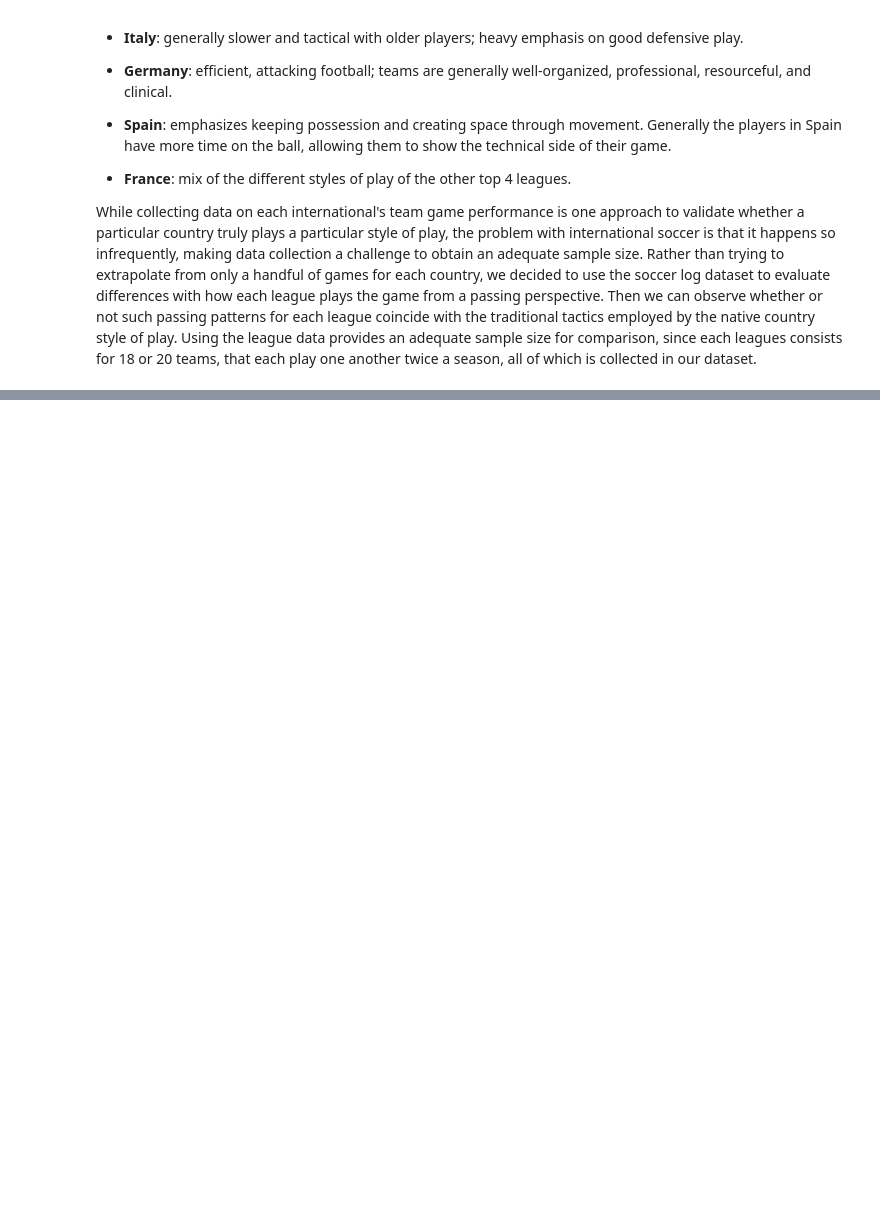
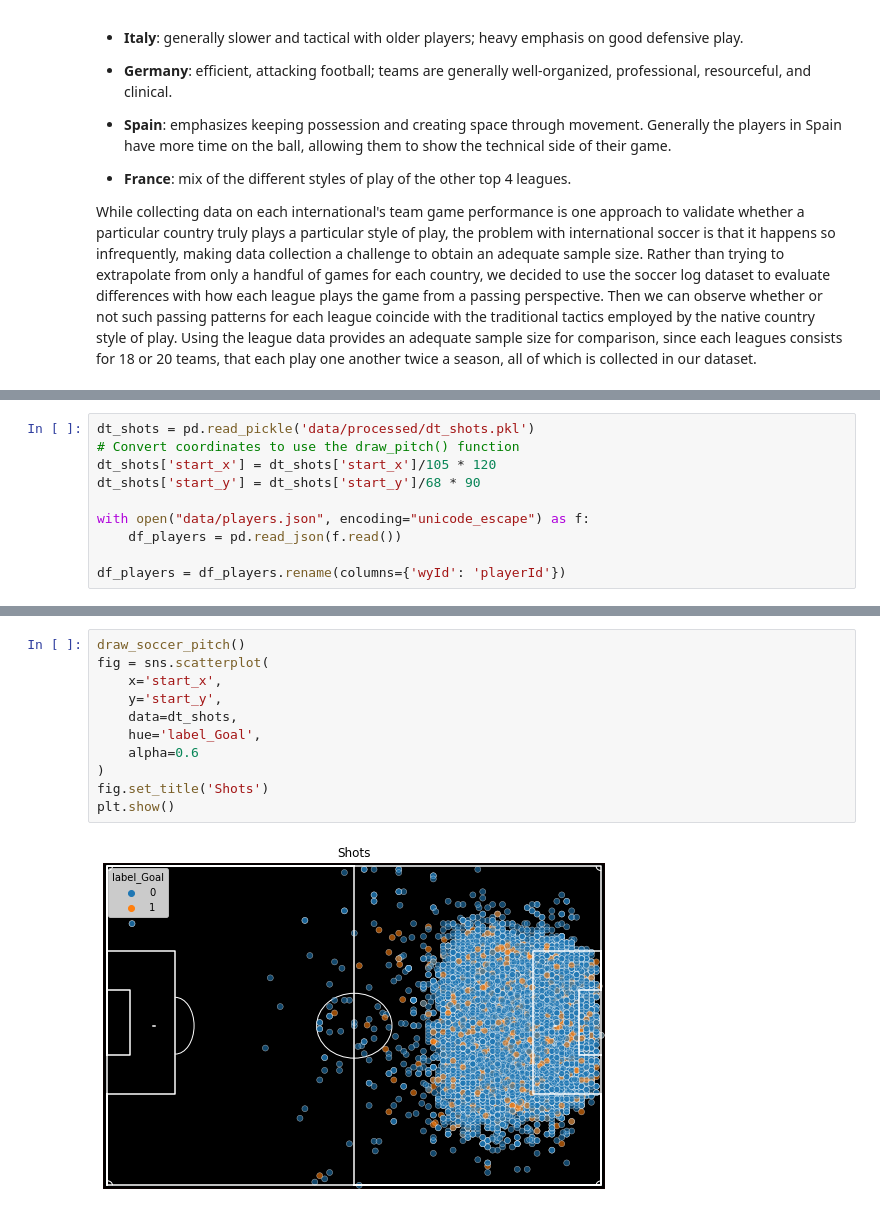
Before and after one commit to josePliego/football_project, a Jupyter notebook: final_project.ipynb, the cells around one changed output, grey strips where cells are left out. Saved outputs shown, nothing was run; the diff lists cells and outputs as text; blank space fills up the shorter version.

```diff
--- a/final_project.ipynb
+++ b/final_project.ipynb
@@ -26,0 +50,10 @@ While collecting data on each international's team game performance is one appro
+# %%
+dt_shots = pd.read_pickle('data/processed/dt_shots.pkl')
+# Convert coordinates to use the draw_pitch() function
+dt_shots['start_x'] = dt_shots['start_x']/105 * 120
+dt_shots['start_y'] = dt_shots['start_y']/68 * 90
+
+with open("data/players.json", encoding="unicode_escape") as f:
+    df_players = pd.read_json(f.read())
+
+df_players = df_players.rename(columns={'wyId': 'playerId'})
@@ -26,0 +66,13 @@ While collecting data on each international's team game performance is one appro
+# %%
+draw_soccer_pitch()
+fig = sns.scatterplot(
+    x='start_x',
+    y='start_y',
+    data=dt_shots,
+    hue='label_Goal',
+    alpha=0.6
+)
+fig.set_title('Shots')
+plt.show()
+# %% [output]
+[figure, added]
```
Also changed, not shown: parts of 34 cells of this notebook, 19 other files.
